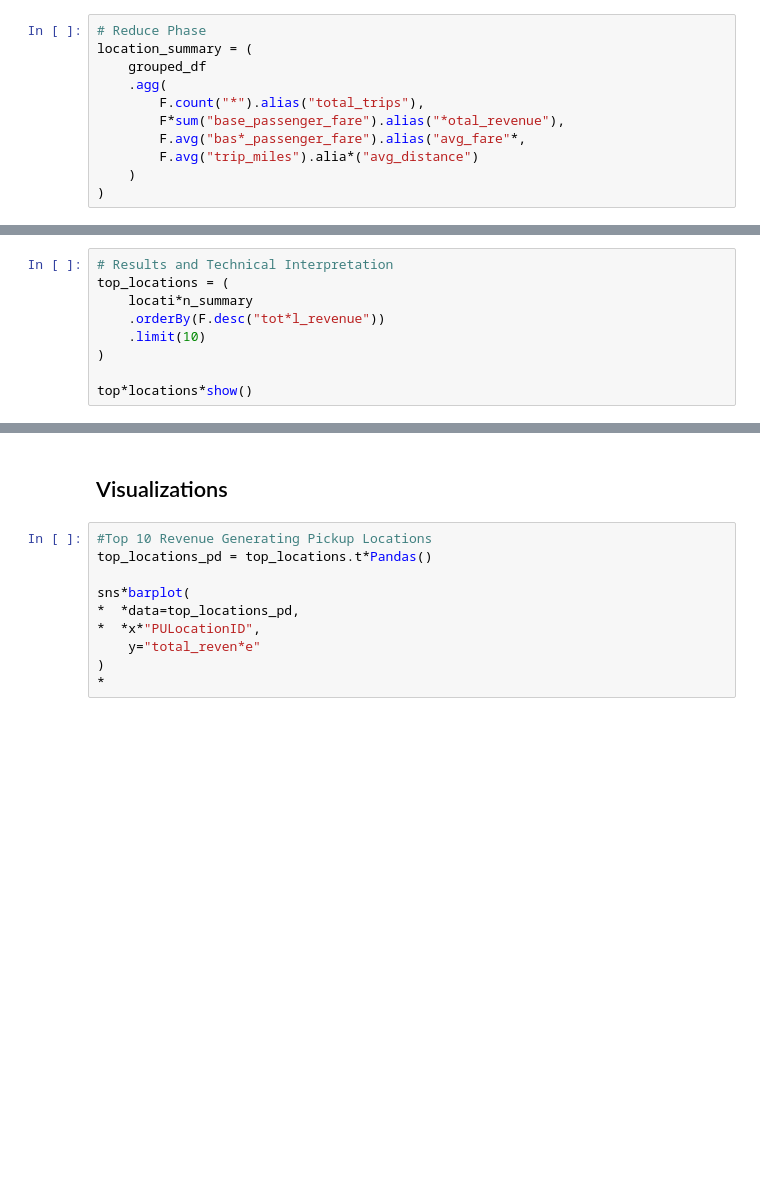
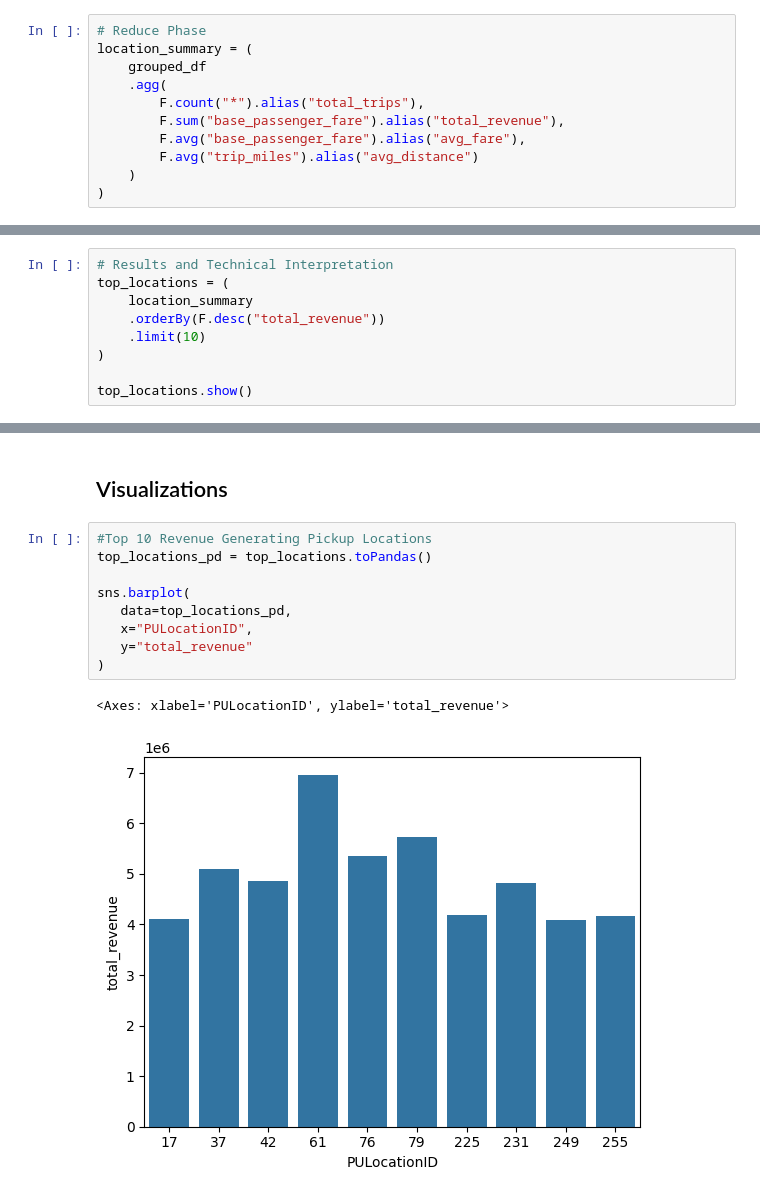
Before and after one commit to cara-jvr/mit-805-group-project, a Jupyter notebook: Part_2_MapReduce.ipynb, the cells around one changed output, grey strips where cells are left out. Drawn from its saved outputs; the diff is of its cells as text; blank space fills up the shorter version.

```diff
--- a/Part_2_MapReduce.ipynb
+++ b/Part_2_MapReduce.ipynb
@@ -304,9 +422,9 @@ location_summary = (
     grouped_df
     .agg(
         F.count("*").alias("total_trips"),
-        F*sum("base_passenger_fare").alias("*otal_revenue"),
-        F.avg("bas*_passenger_fare").alias("avg_fare"*,
-        F.avg("trip_miles").alia*("avg_distance")
+        F.sum("base_passenger_fare").alias("total_revenue"),
+        F.avg("base_passenger_fare").alias("avg_fare"),
+        F.avg("trip_miles").alias("avg_distance")
     )
 )
 # %% [markdown]
@@ -337,9 +488,9 @@ location_summary.*xplain(True)
 # %%
 # Results and Technical Interpretation
 top_locations = (
-    locati*n_summary
-    .orderBy(F.desc("tot*l_revenue"))
+    location_summary
+    .orderBy(F.desc("total_revenue"))
     .limit(10)
 )
 
-top*locations*show()
+top_locations.show()
@@ -347,14 +513,16 @@ top*locations*show()
 ## Visualizations
 # %%
 #Top 10 Revenue Generating Pickup Locations
-top_locations_pd = top_locations.t*Pandas()
+top_locations_pd = top_locations.toPandas()
 
-sns*barplot(
-*  *data=top_locations_pd,
-*  *x*"PULocationID",
-    y="total_reven*e"
+sns.barplot(
+   data=top_locations_pd,
+   x="PULocationID",
+   y="total_revenue"
 )
-*
+# %% [output]
+<Axes: xlabel='PULocationID', ylabel='total_revenue'>
+[figure, added]
 # %%
 #Trips by Hour
 hourly = (
```
Also changed, not shown: parts of 32 cells of this notebook.
